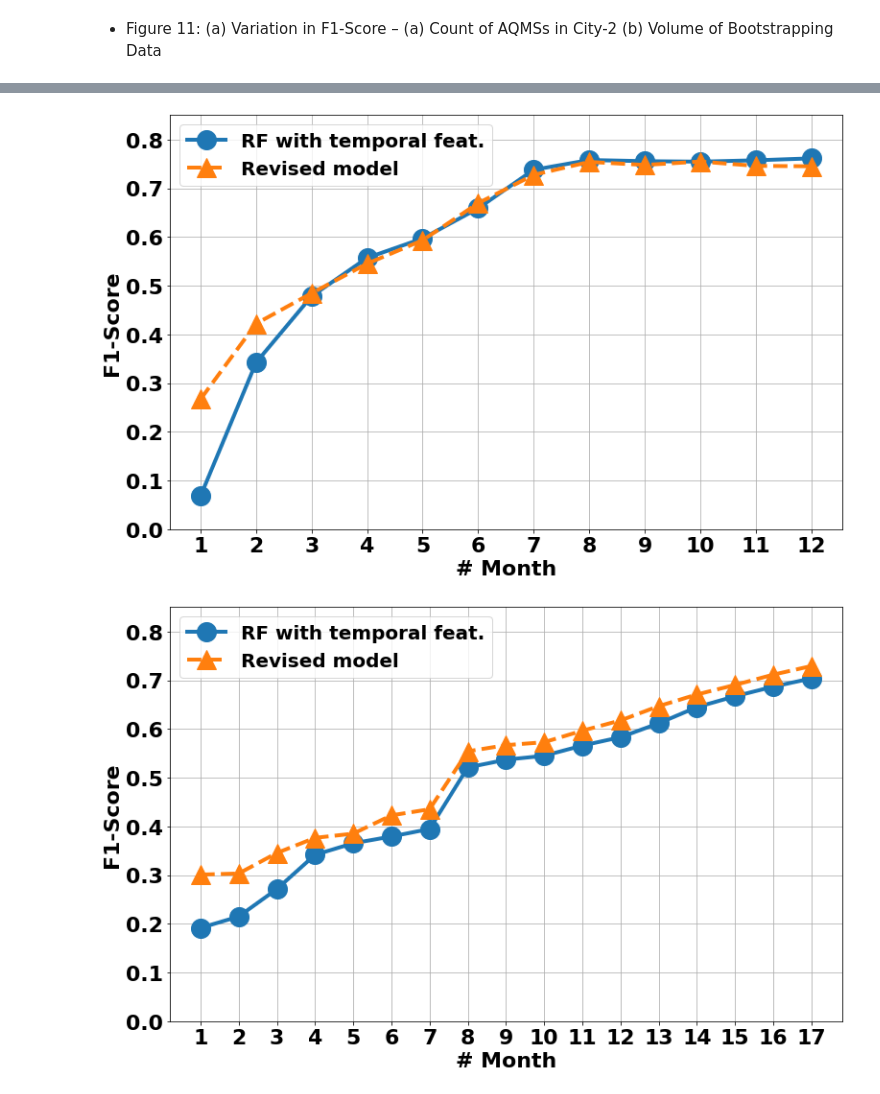
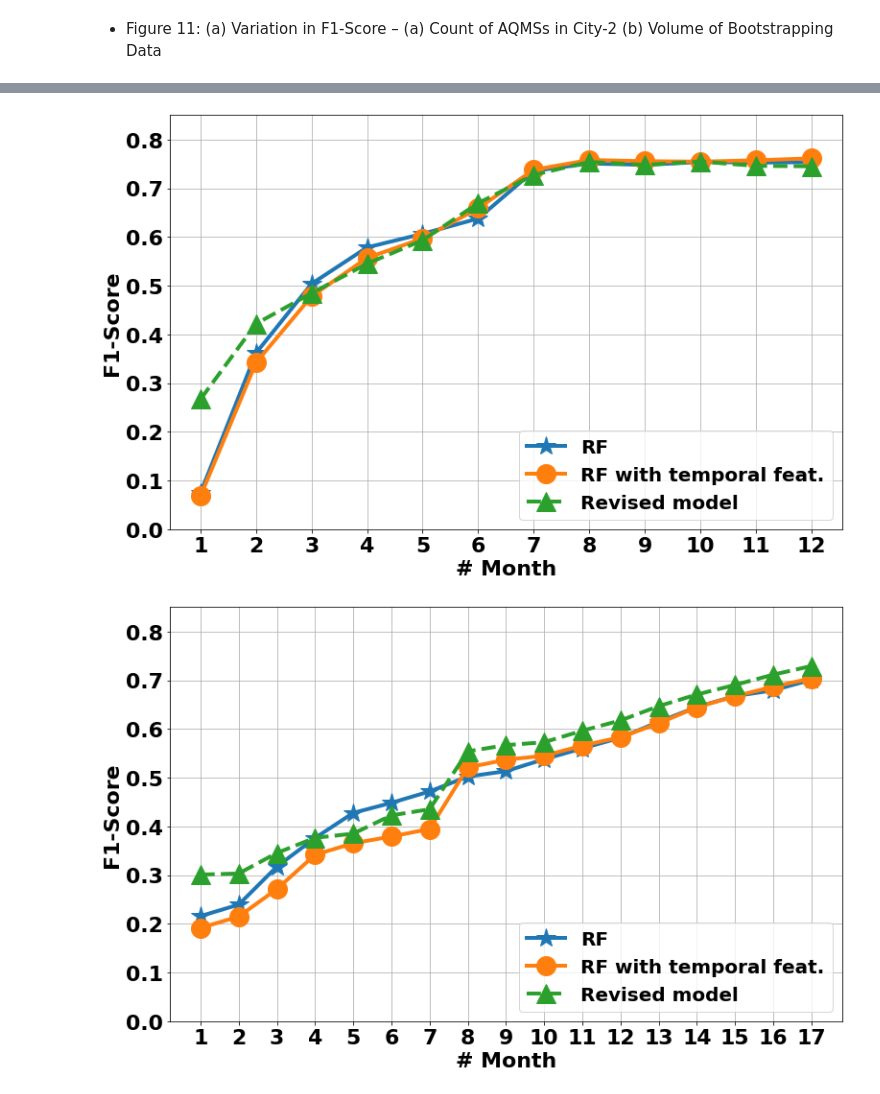
Before and after one commit to prasenjit52282/AQuaMoHo, a Jupyter notebook: plot.ipynb, the cells around one changed output, grey strips where cells are left out. Drawn from its saved outputs; the diff is of its cells as text; code cells hidden in the pictures.

```diff
--- a/plot.ipynb
+++ b/plot.ipynb
@@ -113,18 +133,31 @@ fig.savefig("./logs/figs/delhi_aug.png")
 + Figure 11: (a) Variation in F1-Score – (a) Count of AQMSs in City-2 (b) Volume of Bootstrapping Data
 # %%
 #Delhi (a)
+df_rf_old=pd.read_csv("./logs/exp/delhi_rf_varryDiv.csv") #fix this to run
 df_rf=pd.read_csv("./logs/exp/delhi_rf_varryDiv.csv")
 df_rnn=pd.read_csv("./logs/exp/delhi_rf_varryDiv.csv") #fix this to rnn
 
+groups_rf_old=df_rf_old.groupby('num_test_dev')['f1_score_test']
 groups_rf=df_rf.groupby('num_test_dev')['f1_score_test']
 groups_rnn=df_rnn.groupby('num_test_dev')['f1_score_test']
 
 fig, ax = plt.subplots(figsize=figsize)
 for i in groups_rf.groups.keys():
+    bp0=\
+    ax.boxplot([groups_rf_old.get_group(i)],
+               positions=[i-0.2],
+               widths=[0.2],
+               showfliers=True,notch=False,patch_artist=True, boxprops=dict(linewidth=linewidth-1,color='black',
+                                                                            facecolor=color[i-1]),
+               whiskerprops = dict(linestyle='-',linewidth=linewidth-1, color='black'),
+               capprops=dict(linestyle='-',linewidth=linewidth-1, color='black'),
+               medianprops=dict(linestyle='-',linewidth=linewidth-1, color='orange'),
+               flierprops=dict(marker='x',markeredgecolor="k",markersize=12,markeredgewidth=2))
+
     bp1=\
     ax.boxplot([groups_rf.get_group(i)],
-               positions=[i-0.15],
-               widths=[0.3],
+               positions=[i],
+               widths=[0.2],
                showfliers=True,notch=False,patch_artist=True, boxprops=dict(linewidth=linewidth-1,color='black',
                                                                             facecolor=color[i-1]),
                whiskerprops = dict(linestyle='-',linewidth=linewidth-1, color='black'),
@@ -133,8 +166,8 @@ for i in groups_rf.groups.keys():
                flierprops=dict(marker='x',markeredgecolor="k",markersize=12,markeredgewidth=2))
     bp2=\
     ax.boxplot([groups_rnn.get_group(i)],
-               positions=[i+0.15],
-               widths=[0.3],
+               positions=[i+0.2],
+               widths=[0.2],
                showfliers=True,notch=False,patch_artist=True, boxprops=dict(linewidth=linewidth-1,color='black',
                                                                             facecolor=color[i-1]),
                whiskerprops = dict(linestyle='-',linewidth=linewidth-1, color='black'),
@@ -142,6 +175,8 @@ for i in groups_rf.groups.keys():
                medianprops=dict(linestyle='-',linewidth=linewidth-1, color='orange'),
                flierprops=dict(marker='x',markeredgecolor="k",markersize=12,markeredgewidth=2))
 
+    for box in bp1['boxes']:
+        box.set(hatch = 'oo')
     for box in bp2['boxes']:
         box.set(hatch = '//')
 
@@ -153,7 +188,8 @@ ax.set_xticklabels(['1','2','3','4','5','6'],fontsize=fontsize, fontweight='bold
 plt.yticks(fontsize=fontsize, fontweight='bold')
 
 #LEGEND######
-plt.bar([1],[0],label='RF with temporal feat.',color='white',ec='k')
+plt.bar([1],[0],label='RF',color='white',ec='k')
+plt.bar([1],[0],label='RF with temporal feat.',color='white',ec='k',hatch='oo')
 plt.bar([1],[0],label='Revised model',color='white',ec='k',hatch='//')
 plt.legend(loc='upper right',prop=dict(size=fontsize-2,weight="bold"))
 
@@ -165,10 +201,14 @@ fig.savefig("./logs/figs/delhi_varryDiv.png")
 # %%
 #Durgapur (b)-1
+rf_old_1by1=pd.read_csv("./logs/exp/dgp_rf_old_month_1by1.csv")['f1_score_test']
 rf_1by1=pd.read_csv("./logs/exp/dgp_rf_month_1by1.csv")['f1_score_test']
 rnn_1by1=pd.read_csv("./logs/exp/dgp_rnn_month_1by1.csv")['f1_score_test']
 
 fig=plt.figure(figsize=figsize)
 ax=fig.add_subplot(111)
+#RF OLD
+ax.plot(rf_old_1by1.index+1,rf_old_1by1,marker="*",linestyle="-",label="RF",markersize=20,
+        linewidth=linewidth)
 #RF
 ax.plot(rf_1by1.index+1,rf_1by1,marker="o",linestyle="-",label="RF with temporal feat.",markersize=20,
         linewidth=linewidth)
@@ -181,36 +221,40 @@ plt.xticks([i for i in range(1,13)],fontsize=fontsize,fontweight="bold")
 ax.set_xticklabels([i for i in range(1,13)])
 ax.set_xlabel("# Month",fontsize=fontsize,fontweight="bold")
 ax.set_ylabel("F1-Score",fontsize=fontsize,fontweight="bold")
-ax.legend(loc='upper left',prop=dict(size=fontsize-2,weight="bold"))
+ax.legend(loc='lower right',prop=dict(size=fontsize-2,weight="bold"))
 plt.tight_layout()
 plt.grid()
 fig.savefig("./logs/figs/dgp_1by1.png")
 # %% [output]
-[figure, old version]
+[figure, new version]
 # %%
 #Delhi (b)-2
+rf_old_1by1=pd.read_csv("./logs/exp/delhi_rf_old_month_1by1.csv")['f1_score_test']
 rf_1by1=pd.read_csv("./logs/exp/delhi_rf_month_1by1.csv")['f1_score_test']
 rnn_1by1=pd.read_csv("./logs/exp/delhi_rnn_month_1by1.csv")['f1_score_test']
 
 fig=plt.figure(figsize=figsize)
 ax=fig.add_subplot(111)
+#RF OLD
+ax.plot(rf_old_1by1.index+1,rf_old_1by1,marker="*",linestyle="-",label="RF",markersize=20,
+        linewidth=linewidth)
 #RF
 ax.plot(rf_1by1.index+1,rf_1by1,marker="o",linestyle="-",label="RF with temporal feat.",markersize=20,
         linewidth=linewidth)
 #RNN
 ax.plot(rnn_1by1.index+1,rnn_1by1,marker="^",linestyle="--",label="Revised model",markersize=20,
         linewidth=linewidth)
 plt.ylim(0,0.85)
 plt.yticks(fontsize=fontsize,fontweight="bold")
 plt.xticks([i for i in range(1,18)],fontsize=fontsize,fontweight="bold")
 ax.set_xticklabels([i for i in range(1,18)])
 ax.set_xlabel("# Month",fontsize=fontsize,fontweight="bold")
 ax.set_ylabel("F1-Score",fontsize=fontsize,fontweight="bold")
-ax.legend(loc='upper left',prop=dict(size=fontsize-2,weight="bold"))
+ax.legend(loc='lower right',prop=dict(size=fontsize-2,weight="bold"))
 plt.tight_layout()
 plt.grid()
 fig.savefig("./logs/figs/delhi_1by1.png")
 # %% [output]
-[figure, old version]
+[figure, new version]
 # %%
 #NICE
```
Also changed, not shown: parts of 5 cells of this notebook, 5 other files.
